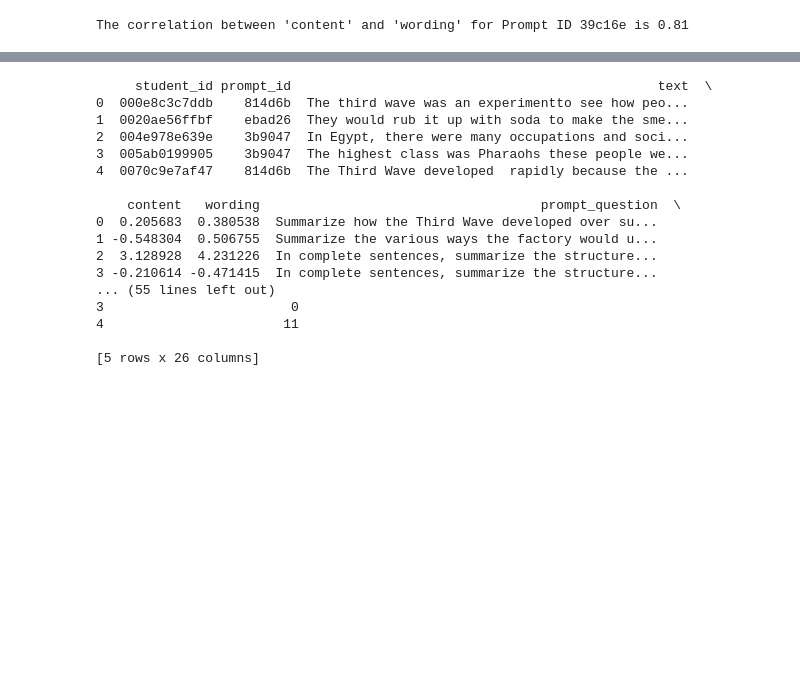
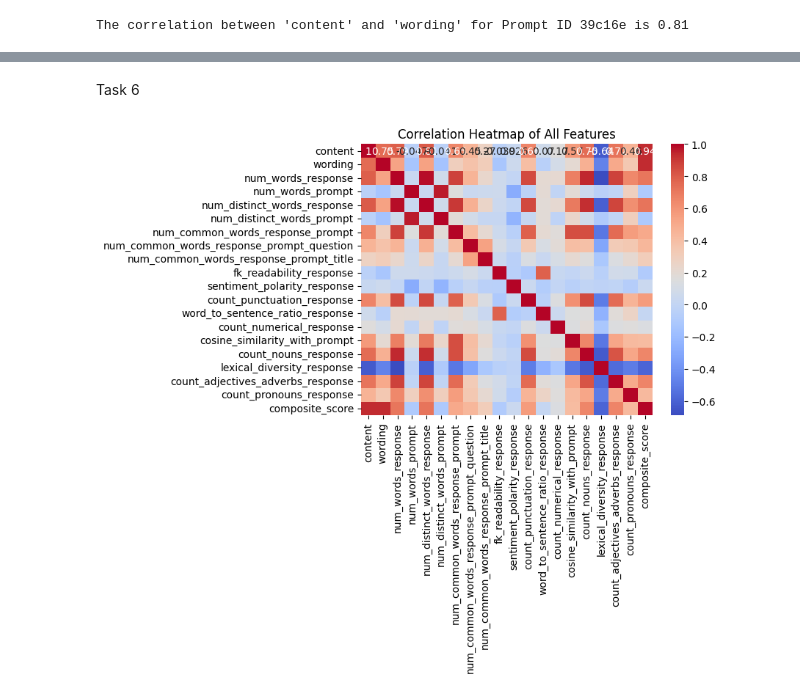
Before and after one commit to hpgupt/DSF-AS1, a Jupyter notebook: ag1-dsf.ipynb, the cells around one changed output, grey strips where cells are left out. Cells and saved outputs as stored; diff of their text form; code cells hidden in the pictures; blank space fills up the shorter version.

Commit message:
Tasks complete

```diff
--- a/ag1-dsf.ipynb
+++ b/ag1-dsf.ipynb
@@ -275,40 +338,13 @@ def count_numerical(text):
-# %%
-# Add common features
-merged_df['fk_readability_response'] = merged_df['text'].apply(fk_readability)
-merged_df['sentiment_polarity_response'] = merged_df['text'].apply(sentiment_polarity)
-merged_df['count_punctuation_response'] = merged_df['text'].apply(count_punctuation)
-merged_df['word_to_sentence_ratio_response'] = merged_df['text'].apply(word_to_sentence_ratio)
-merged_df['count_numerical_response'] = merged_df['text'].apply(count_numerical)
-
-# Add distinct features for 'content'
-vectorizer = TfidfVectorizer()
-tfidf_matrix = vectorizer.fit_transform(merged_df['text'])
-prompt_tfidf_matrix = vectorizer.transform(merged_df['prompt_text'])
-merged_df['cosine_similarity_with_prompt'] = [cosine_similarity(tfidf_matrix[i], prompt_tfidf_matrix[i])[0][0] for i in range(len(merged_df))]
-merged_df['count_nouns_response'] = merged_df['text'].apply(lambda x: count_pos(x, 'NN'))
-
-# Add distinct features for 'wording'
-merged_df['lexical_diversity_response'] = merged_df['text'].apply(lexical_diversity)
-merged_df['count_adjectives_adverbs_response'] = merged_df['text'].apply(lambda x: count_pos(x, 'JJ') + count_pos(x, 'RB'))
-merged_df['count_pronouns_response'] = merged_df['text'].apply(lambda x: count_pos(x, 'PRP') + count_pos(x, 'PRP$'))
-
-# Display the first few rows to verify
-print(merged_df.head())
-# %% [output]
-     student_id prompt_id                                               text  \
-0  000e8c3c7ddb    814d6b  The third wave was an experimentto see how peo...
-1  0020ae56ffbf    ebad26  They would rub it up with soda to make the sme...
-2  004e978e639e    3b9047  In Egypt, there were many occupations and soci...
-3  005ab0199905    3b9047  The highest class was Pharaohs these people we...
-4  0070c9e7af47    814d6b  The Third Wave developed  rapidly because the ...
-
-    content   wording                                    prompt_question  \
-0  0.205683  0.380538  Summarize how the Third Wave developed over su...
-1 -0.548304  0.506755  Summarize the various ways the factory would u...
-2  3.128928  4.231226  In complete sentences, summarize the structure...
-3 -0.210614 -0.471415  In complete sentences, summarize the structure...
-... (55 lines left out)
-3                        0
-4                       11
-
-[5 rows x 26 columns]
+# %% [markdown]
+Task 6
+# %%
+numeric_df = merged_df.select_dtypes(include=['float64', 'int64'])
+# Calculate the correlation matrix
+corr = numeric_df.corr()
+
+# Generate a heatmap
+sns.heatmap(corr, annot=True, cmap='coolwarm')
+plt.title('Correlation Heatmap of All Features')
+plt.show()
+# %% [output]
+[figure, added]
```
Also changed, not shown: parts of 33 cells of this notebook.
